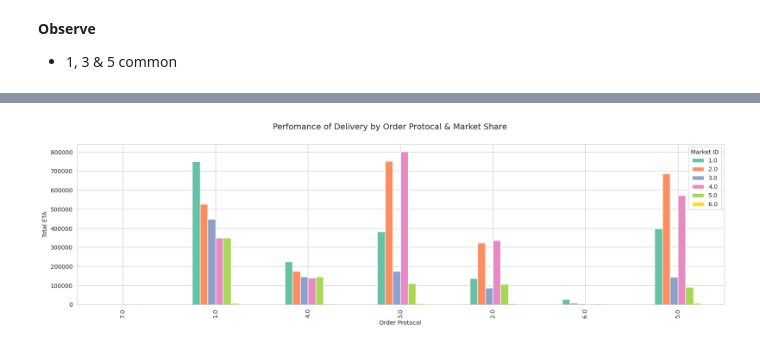
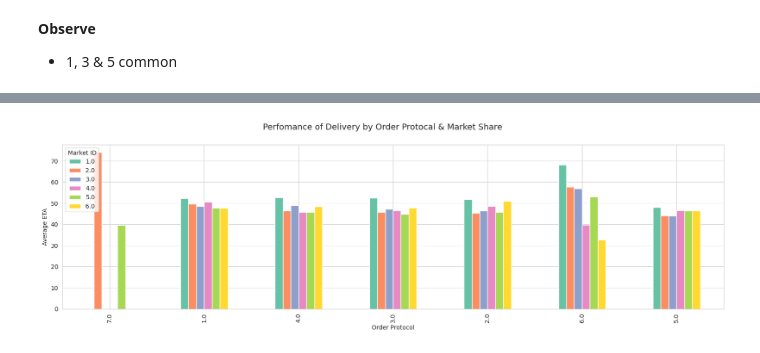
Before and after one commit to gitbharrat/delivery_time_nn, a Jupyter notebook: notebook/delivery_time_estimation.ipynb, the cells around one changed output, grey strips where cells are left out. Drawn from its saved outputs; the diff is of its cells as text; code cells hidden in the pictures.

```diff
--- a/notebook/delivery_time_estimation.ipynb
+++ b/notebook/delivery_time_estimation.ipynb
@@ -269,18 +269,18 @@ df.limit(3)
 | 3.0 | 2015-01-22 20:39:28 | 2015-01-22 21:09:09 | f0ade77b43923b38237db569b016ba25 | NULL | 1.0 | 1 | ... |
 # %%
 # ----Does the perfomance of delivery depends on order_protocol and market_id?----
-from pyspark.sql.functions import sum as _sum
+from pyspark.sql.functions import avg
 
 pandas_df = df.dropna()
 
-grouped_df = pandas_df.groupby("order_protocol", "market_id").agg(_sum("eta").alias("total_eta"))
-pivot_df = grouped_df.groupby("order_protocol").pivot("market_id").sum("total_eta").fillna(0).toPandas().set_index("order_protocol")
+grouped_df = pandas_df.groupby("order_protocol", "market_id").agg(avg("eta").alias("avg_eta"))
+pivot_df = grouped_df.groupby("order_protocol").pivot("market_id").avg("avg_eta").fillna(0).toPandas().set_index("order_protocol")
 
 pivot_df.plot(kind = "bar", stacked=False, figsize = (20,5))
 plt.suptitle("Perfomance of Delivery by Order Protocal & Market Share", fontsize=14)
 plt.xlabel('Order Protocol')
-plt.ylabel('Total ETA')
+plt.ylabel('Average ETA')
 plt.legend(title='Market ID')
 plt.show()
 # %% [output]
-[figure, old version]
+[figure, new version]
```
Also changed, not shown: parts of 20 cells of this notebook, 3 other files.
